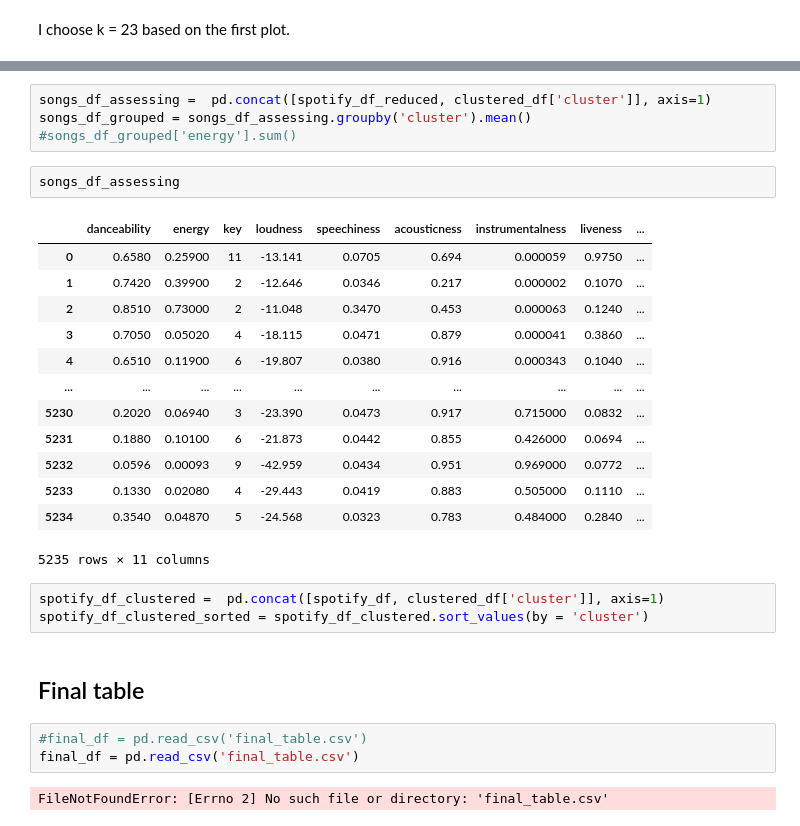
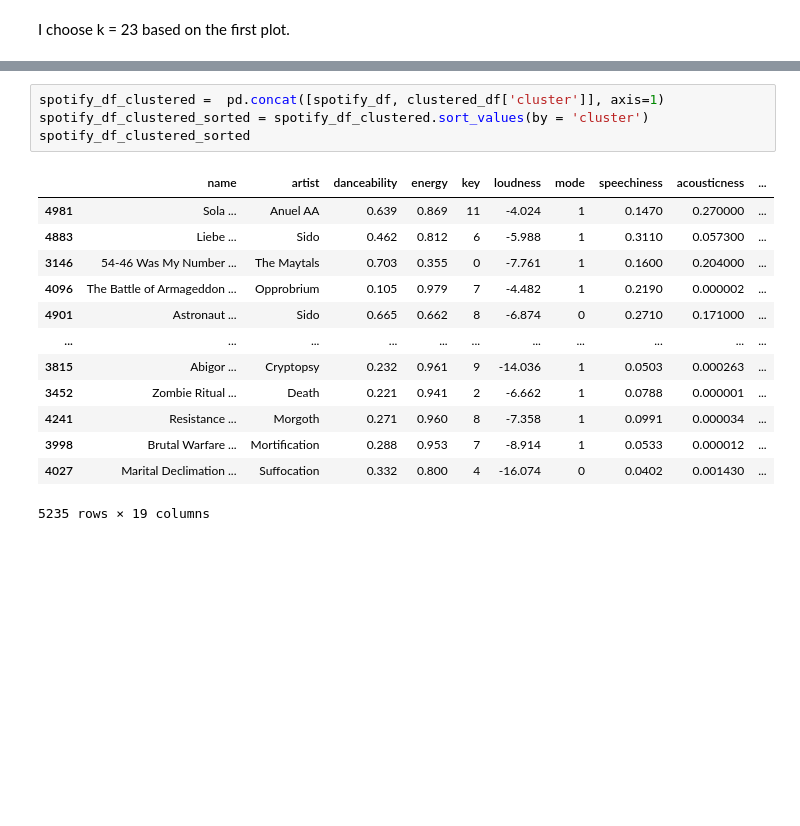
Before and after one commit to acejolanda/mood-playlist-clustering, a Jupyter notebook: cluster_songs.ipynb, the cells around one changed output, grey strips where cells are left out. Drawn from its saved outputs; the diff is of its cells as text; blank space fills up the shorter version.

```diff
--- a/cluster_songs.ipynb
+++ b/cluster_songs.ipynb
@@ -253,31 +254,19 @@ clustered_df
 5235 rows × 8 columns
 # %%
-songs_df_assessing =  pd.concat([spotify_df_reduced, clustered_df['cluster']], axis=1)
-songs_df_grouped = songs_df_assessing.groupby('cluster').mean()
-#songs_df_grouped['energy'].sum()
+spotify_df_clustered =  pd.concat([spotify_df, clustered_df['cluster']], axis=1)
+spotify_df_clustered_sorted = spotify_df_clustered.sort_values(by = 'cluster')
+spotify_df_clustered_sorted
+# %% [output]
+|  | name | artist | danceability | energy | key | loudness | mode | speechiness | acousticness | ... |
+| 4981 | Sola ... | Anuel AA | 0.639 | 0.869 | 11 | -4.024 | 1 | 0.1470 | 0.270000 | ... |
+| 4883 | Liebe ... | Sido | 0.462 | 0.812 | 6 | -5.988 | 1 | 0.3110 | 0.057300 | ... |
+| 3146 | 54-46 Was My Number ... | The Maytals | 0.703 | 0.355 | 0 | -7.761 | 1 | 0.1600 | 0.204000 | ... |
+| 4096 | The Battle of Armageddon ... | Opprobrium | 0.105 | 0.979 | 7 | -4.482 | 1 | 0.2190 | 0.000002 | ... |
+| 4901 | Astronaut ... | Sido | 0.665 | 0.662 | 8 | -6.874 | 0 | 0.2710 | 0.171000 | ... |
+| ... | ... | ... | ... | ... | ... | ... | ... | ... | ... | ... |
+| 3815 | Abigor ... | Cryptopsy | 0.232 | 0.961 | 9 | -14.036 | 1 | 0.0503 | 0.000263 | ... |
+| 3452 | Zombie Ritual ... | Death | 0.221 | 0.941 | 2 | -6.662 | 1 | 0.0788 | 0.000001 | ... |
+| 4241 | Resistance ... | Morgoth | 0.271 | 0.960 | 8 | -7.358 | 1 | 0.0991 | 0.000034 | ... |
+| 3998 | Brutal Warfare ... | Mortification | 0.288 | 0.953 | 7 | -8.914 | 1 | 0.0533 | 0.000012 | ... |
+| 4027 | Marital Declimation ... | Suffocation | 0.332 | 0.800 | 4 | -16.074 | 0 | 0.0402 | 0.001430 | ... |
+5235 rows × 19 columns
-# %%
-songs_df_assessing
-# %% [output]
-|  | danceability | energy | key | loudness | speechiness | acousticness | instrumentalness | liveness | ... |
-| 0 | 0.6580 | 0.25900 | 11 | -13.141 | 0.0705 | 0.694 | 0.000059 | 0.9750 | ... |
-| 1 | 0.7420 | 0.39900 | 2 | -12.646 | 0.0346 | 0.217 | 0.000002 | 0.1070 | ... |
-| 2 | 0.8510 | 0.73000 | 2 | -11.048 | 0.3470 | 0.453 | 0.000063 | 0.1240 | ... |
-| 3 | 0.7050 | 0.05020 | 4 | -18.115 | 0.0471 | 0.879 | 0.000041 | 0.3860 | ... |
-| 4 | 0.6510 | 0.11900 | 6 | -19.807 | 0.0380 | 0.916 | 0.000343 | 0.1040 | ... |
-| ... | ... | ... | ... | ... | ... | ... | ... | ... | ... |
-| 5230 | 0.2020 | 0.06940 | 3 | -23.390 | 0.0473 | 0.917 | 0.715000 | 0.0832 | ... |
-| 5231 | 0.1880 | 0.10100 | 6 | -21.873 | 0.0442 | 0.855 | 0.426000 | 0.0694 | ... |
-| 5232 | 0.0596 | 0.00093 | 9 | -42.959 | 0.0434 | 0.951 | 0.969000 | 0.0772 | ... |
-| 5233 | 0.1330 | 0.02080 | 4 | -29.443 | 0.0419 | 0.883 | 0.505000 | 0.1110 | ... |
-| 5234 | 0.3540 | 0.04870 | 5 | -24.568 | 0.0323 | 0.783 | 0.484000 | 0.2840 | ... |
-5235 rows × 11 columns
-# %%
-spotify_df_clustered =  pd.concat([spotify_df, clustered_df['cluster']], axis=1)
-spotify_df_clustered_sorted = spotify_df_clustered.sort_values(by = 'cluster')
-# %% [markdown]
-## Final table
-# %%
-#final_df = pd.read_csv('final_table.csv')
-final_df = pd.read_csv('final_table.csv')
-# %% [output]
-FileNotFoundError: [Errno 2] No such file or directory: 'final_table.csv'
```
Also changed, not shown: parts of 4 cells of this notebook, 1 other file.
